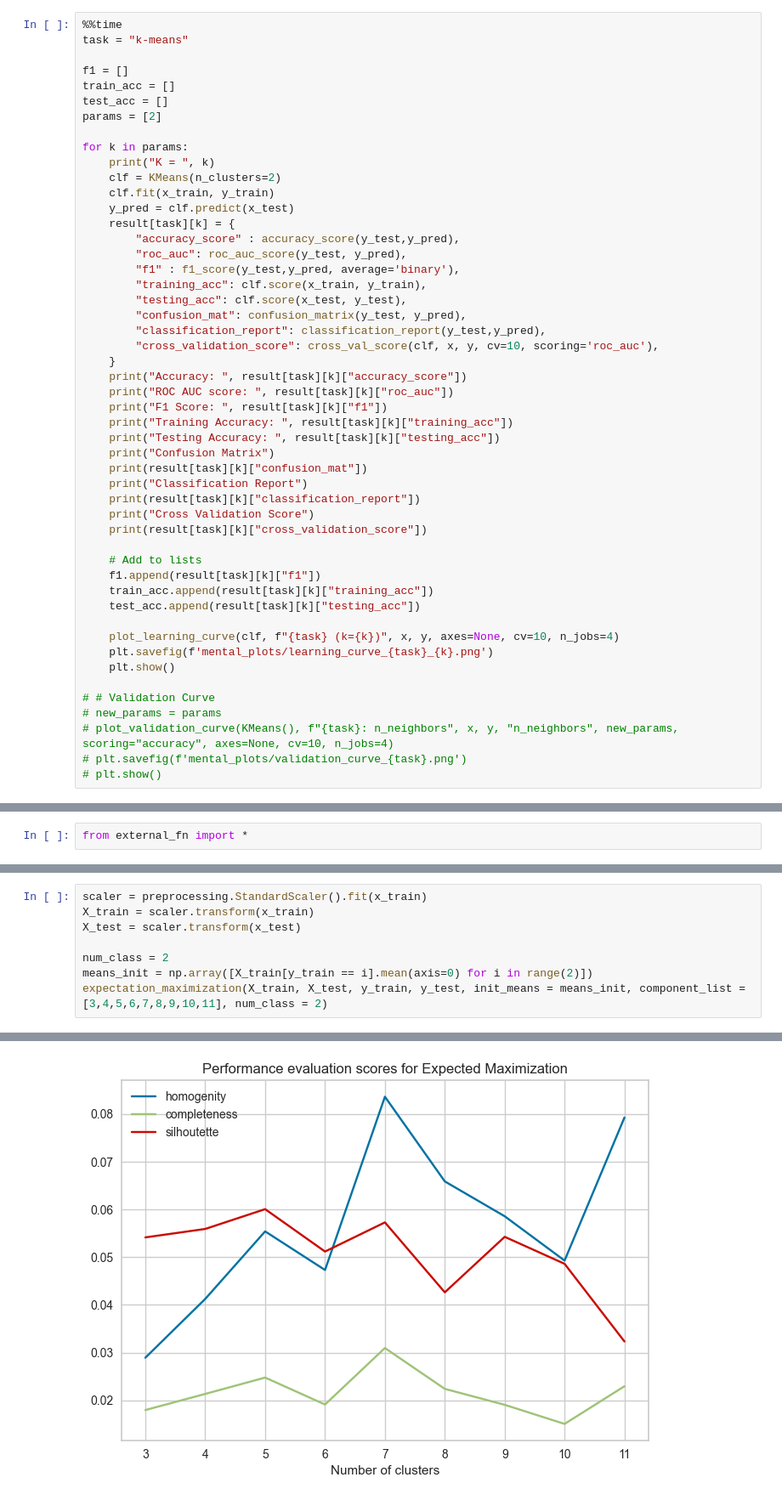
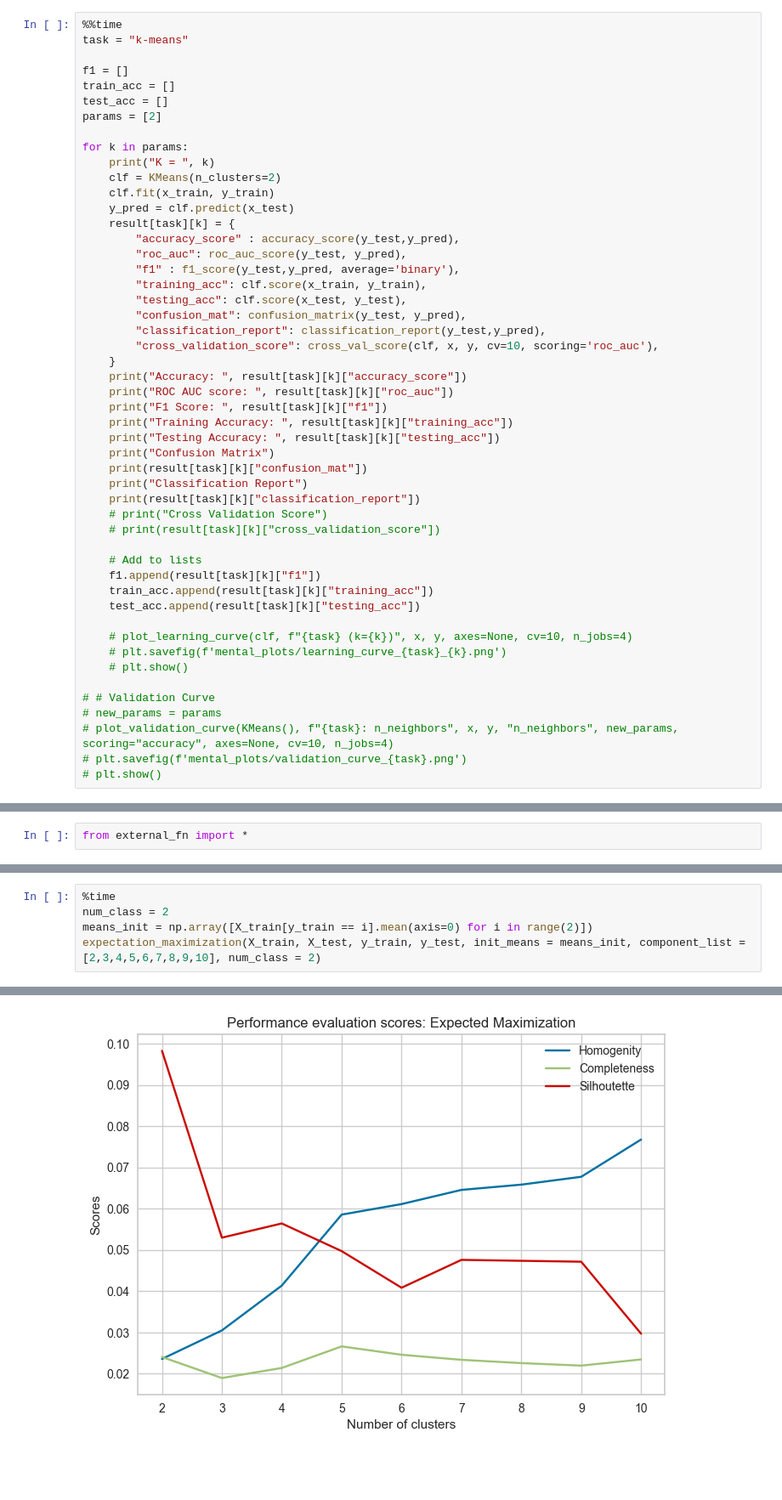
Before and after one commit to fonylew/machine-learning, a Jupyter notebook: unsupervised_learning/mental_clustering.ipynb, the cells around one changed output, grey strips where cells are left out. Shown at 85% size. Drawn from its saved outputs; the diff is of its cells as text; blank space fills up the shorter version.

```diff
--- a/unsupervised_learning/mental_clustering.ipynb
+++ b/unsupervised_learning/mental_clustering.ipynb
@@ -262,17 +262,17 @@ for k in params:
     print(result[task][k]["confusion_mat"])
     print("Classification Report")
     print(result[task][k]["classification_report"])
-    print("Cross Validation Score")
-    print(result[task][k]["cross_validation_score"])
+    # print("Cross Validation Score")
+    # print(result[task][k]["cross_validation_score"])
 
     # Add to lists
     f1.append(result[task][k]["f1"])
     train_acc.append(result[task][k]["training_acc"])
     test_acc.append(result[task][k]["testing_acc"])
 
-    plot_learning_curve(clf, f"{task} (k={k})", x, y, axes=None, cv=10, n_jobs=4)
-    plt.savefig(f'mental_plots/learning_curve_{task}_{k}.png')
-    plt.show()
+    # plot_learning_curve(clf, f"{task} (k={k})", x, y, axes=None, cv=10, n_jobs=4)
+    # plt.savefig(f'mental_plots/learning_curve_{task}_{k}.png')
+    # plt.show()
 
 # # Validation Curve
 # new_params = params
@@ -316,9 +320,6 @@ from external_fn import *
 # %%
-scaler = preprocessing.StandardScaler().fit(x_train)
-X_train = scaler.transform(x_train)
-X_test = scaler.transform(x_test)
-
+%time
 num_class = 2
 means_init = np.array([X_train[y_train == i].mean(axis=0) for i in range(2)])
-expectation_maximization(X_train, X_test, y_train, y_test, init_means = means_init, component_list = [3,4,5,6,7,8,9,10,11], num_class = 2)
+expectation_maximization(X_train, X_test, y_train, y_test, init_means = means_init, component_list = [2,3,4,5,6,7,8,9,10], num_class = 2)
 # %% [output]
@@ -326 +329 @@ expectation_maximization(X_train, X_test, y_train, y_test, init_means = means_in
-[figure, old version]
+[figure, new version]
```
Also changed, not shown: parts of 4 cells of this notebook, 3 other files.
